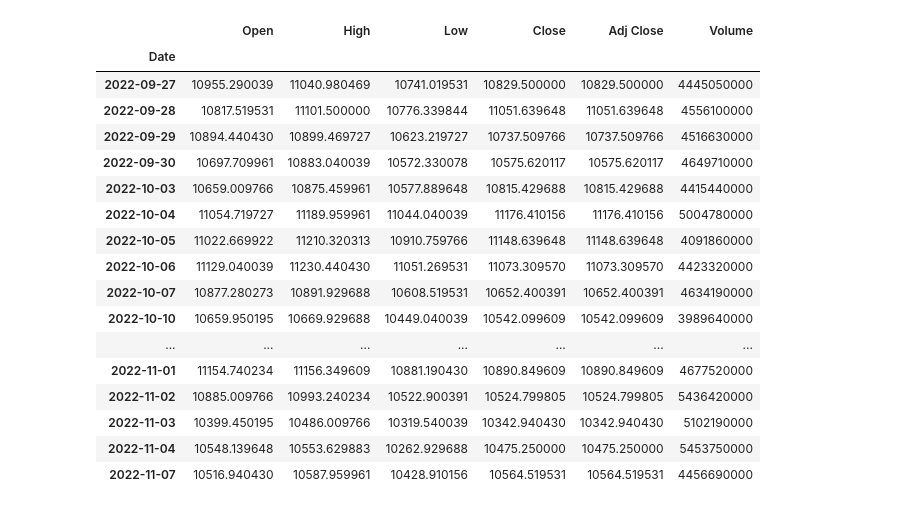
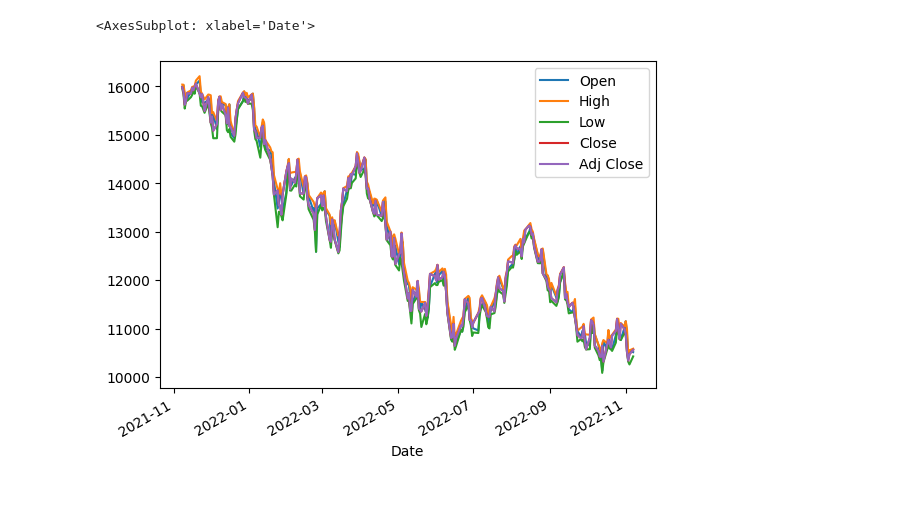
Before and after one commit to FooQoo/data-science-starter, a Jupyter notebook: notebook/adhoc.ipynb, the cells around one changed output. Drawn from its saved outputs; the diff is of its cells as text; code cells hidden in the pictures.

Commit message:
plot chart

```diff
--- a/notebook/adhoc.ipynb
+++ b/notebook/adhoc.ipynb
@@ -5,23 +3,9 @@ data_dif = '../data'
 # %%
-df_nasdaq = pd.read_csv(f'{data_dif}/nasdaq.csv', parse_dates=['Date'], index_col='Date')
+data_dir = '../data'
+
+df_nasdaq = pd.read_csv(f'{data_dir}/nasdaq.csv', parse_dates=['Date'], index_col='Date')
-# %%
-df_nasdaq.tail(n = 30)
-# %% [output]
-|  | Open | High | Low | Close | Adj Close | Volume |
-| Date |  |  |  |  |  |  |
-| 2022-09-27 | 10955.290039 | 11040.980469 | 10741.019531 | 10829.500000 | 10829.500000 | 4445050000 |
-| 2022-09-28 | 10817.519531 | 11101.500000 | 10776.339844 | 11051.639648 | 11051.639648 | 4556100000 |
-| 2022-09-29 | 10894.440430 | 10899.469727 | 10623.219727 | 10737.509766 | 10737.509766 | 4516630000 |
-| 2022-09-30 | 10697.709961 | 10883.040039 | 10572.330078 | 10575.620117 | 10575.620117 | 4649710000 |
-| 2022-10-03 | 10659.009766 | 10875.459961 | 10577.889648 | 10815.429688 | 10815.429688 | 4415440000 |
-| 2022-10-04 | 11054.719727 | 11189.959961 | 11044.040039 | 11176.410156 | 11176.410156 | 5004780000 |
-| 2022-10-05 | 11022.669922 | 11210.320313 | 10910.759766 | 11148.639648 | 11148.639648 | 4091860000 |
-| 2022-10-06 | 11129.040039 | 11230.440430 | 11051.269531 | 11073.309570 | 11073.309570 | 4423320000 |
-| 2022-10-07 | 10877.280273 | 10891.929688 | 10608.519531 | 10652.400391 | 10652.400391 | 4634190000 |
-| 2022-10-10 | 10659.950195 | 10669.929688 | 10449.040039 | 10542.099609 | 10542.099609 | 3989640000 |
-| ... | ... | ... | ... | ... | ... | ... |
-| 2022-11-01 | 11154.740234 | 11156.349609 | 10881.190430 | 10890.849609 | 10890.849609 | 4677520000 |
-| 2022-11-02 | 10885.009766 | 10993.240234 | 10522.900391 | 10524.799805 | 10524.799805 | 5436420000 |
-| 2022-11-03 | 10399.450195 | 10486.009766 | 10319.540039 | 10342.940430 | 10342.940430 | 5102190000 |
-| 2022-11-04 | 10548.139648 | 10553.629883 | 10262.929688 | 10475.250000 | 10475.250000 | 5453750000 |
-| 2022-11-07 | 10516.940430 | 10587.959961 | 10428.910156 | 10564.519531 | 10564.519531 | 4456690000 |
+# %%
+df_nasdaq.drop(columns="Volume").plot()
+# %% [output]
+<AxesSubplot: xlabel='Date'>
+[figure, added]
```
Also changed, not shown: parts of 2 cells of this notebook.
